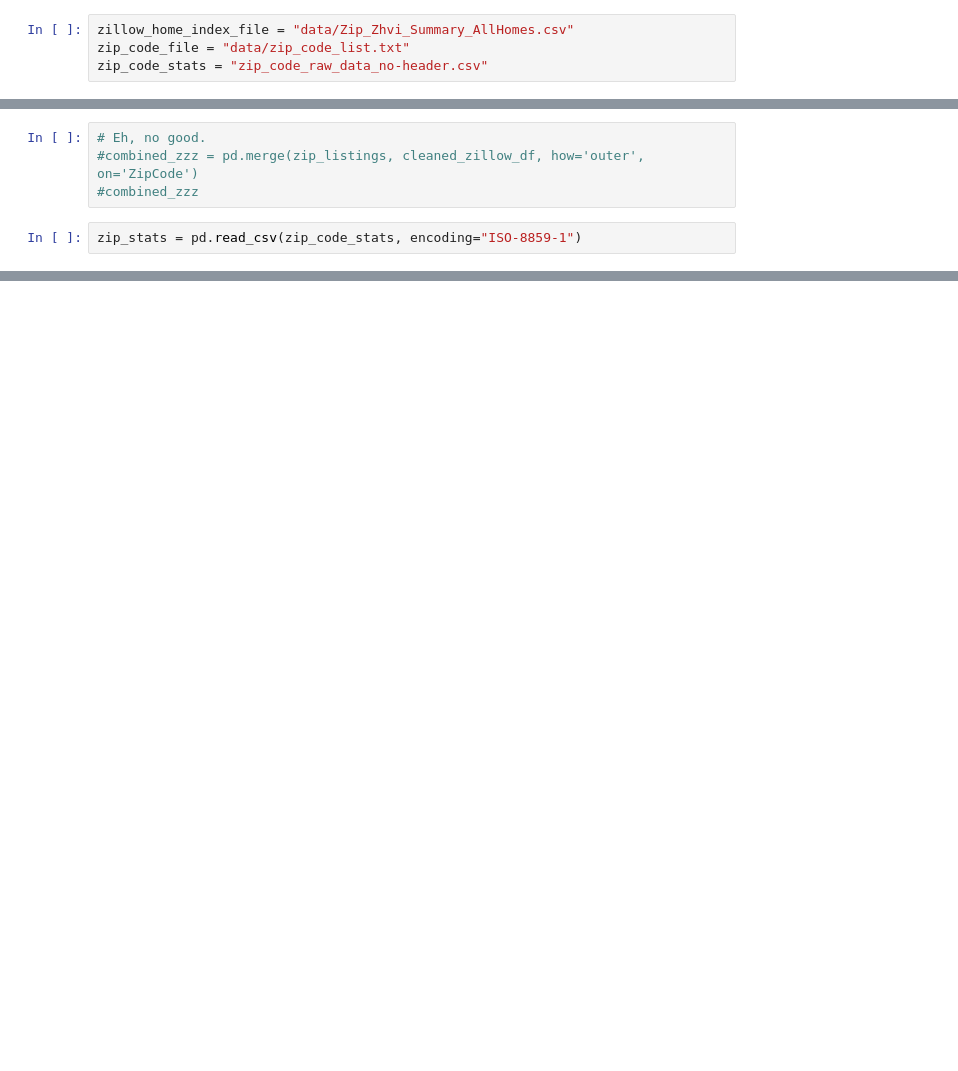
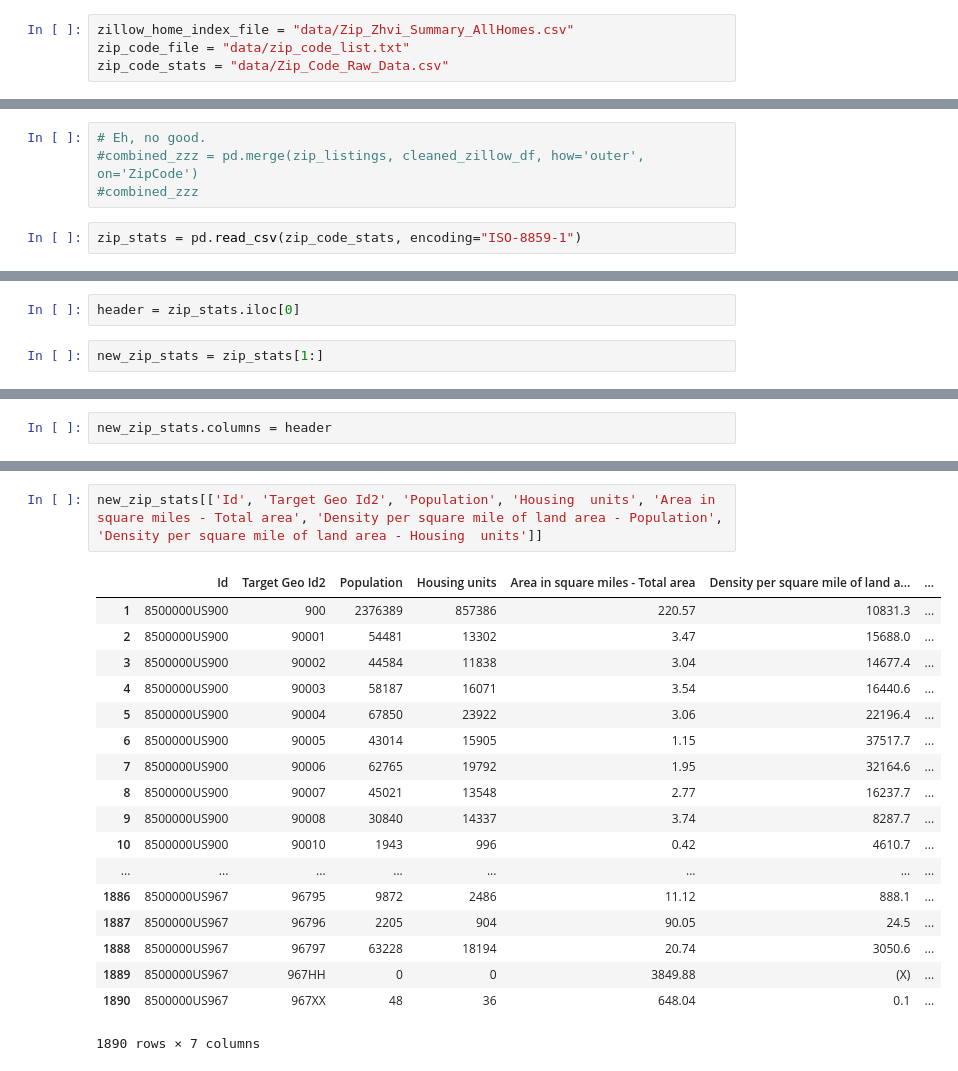
Before and after one commit to andrewboring/lexcorp-feasibility-study, a Jupyter notebook: data_assemble.ipynb, the cells around one changed output, grey strips where cells are left out. Saved outputs shown, nothing was run; the diff lists cells and outputs as text; blank space fills up the shorter version.

Commit message:
added zipcode stats

```diff
--- a/data_assemble.ipynb
+++ b/data_assemble.ipynb
@@ -7,7 +7,7 @@ import datetime as dt
 # %%
 zillow_home_index_file = "data/Zip_Zhvi_Summary_AllHomes.csv"
 zip_code_file = "data/zip_code_list.txt"
-zip_code_stats = "zip_code_raw_data_no-header.csv"
+zip_code_stats = "data/Zip_Code_Raw_Data.csv"
 # %% [markdown]
 Note: the realtor_data_file (RDC_InventoryCoreMetrics_Zip_Hist.csv) is too large (250+ MB) to be stored in Github.
 In the following cell, you must specify where to load the file from.
@@ -125,0 +166,4 @@ zip_stats.head(20)
+# %%
+header = zip_stats.iloc[0]
+# %%
+new_zip_stats = zip_stats[1:]
@@ -125,0 +179,2 @@ zip_stats.head(20)
+# %%
+new_zip_stats.columns = header
@@ -125,0 +192,21 @@ zip_stats.head(20)
+# %%
+new_zip_stats[['Id', 'Target Geo Id2', 'Population', 'Housing  units', 'Area in square miles - Total area', 'Density per square mile of land area - Population', 'Density per square mile of land area - Housing  units']]
+# %% [output]
+|  | Id | Target Geo Id2 | Population | Housing units | Area in square miles - Total area | Density per square mile of land a... | ... |
+| 1 | 8500000US900 | 900 | 2376389 | 857386 | 220.57 | 10831.3 | ... |
+| 2 | 8500000US900 | 90001 | 54481 | 13302 | 3.47 | 15688.0 | ... |
+| 3 | 8500000US900 | 90002 | 44584 | 11838 | 3.04 | 14677.4 | ... |
+| 4 | 8500000US900 | 90003 | 58187 | 16071 | 3.54 | 16440.6 | ... |
+| 5 | 8500000US900 | 90004 | 67850 | 23922 | 3.06 | 22196.4 | ... |
+| 6 | 8500000US900 | 90005 | 43014 | 15905 | 1.15 | 37517.7 | ... |
+| 7 | 8500000US900 | 90006 | 62765 | 19792 | 1.95 | 32164.6 | ... |
+| 8 | 8500000US900 | 90007 | 45021 | 13548 | 2.77 | 16237.7 | ... |
+| 9 | 8500000US900 | 90008 | 30840 | 14337 | 3.74 | 8287.7 | ... |
+| 10 | 8500000US900 | 90010 | 1943 | 996 | 0.42 | 4610.7 | ... |
+| ... | ... | ... | ... | ... | ... | ... | ... |
+| 1886 | 8500000US967 | 96795 | 9872 | 2486 | 11.12 | 888.1 | ... |
+| 1887 | 8500000US967 | 96796 | 2205 | 904 | 90.05 | 24.5 | ... |
+| 1888 | 8500000US967 | 96797 | 63228 | 18194 | 20.74 | 3050.6 | ... |
+| 1889 | 8500000US967 | 967HH | 0 | 0 | 3849.88 | (X) | ... |
+| 1890 | 8500000US967 | 967XX | 48 | 36 | 648.04 | 0.1 | ... |
+1890 rows × 7 columns
```
Also changed, not shown: parts of 18 cells of this notebook.
